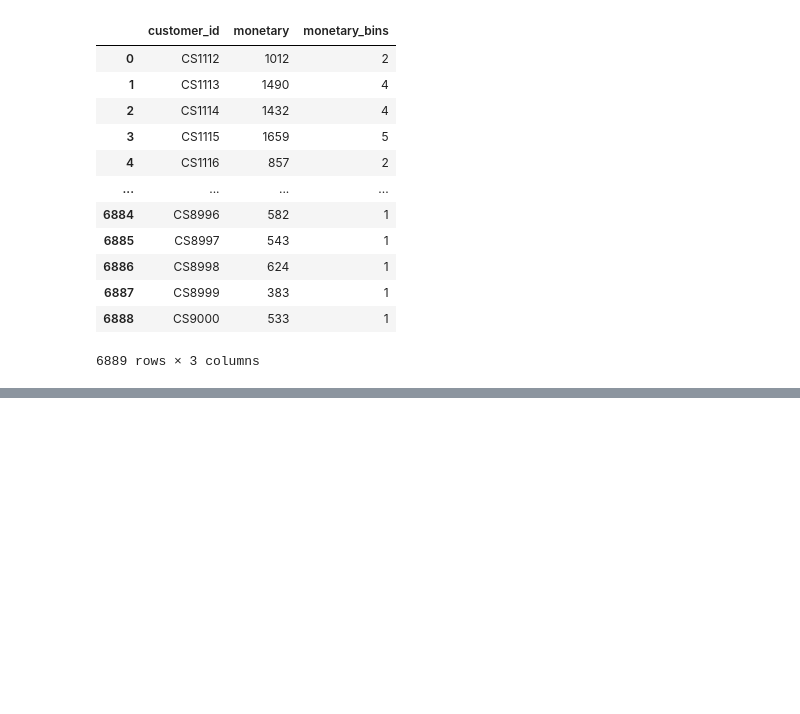
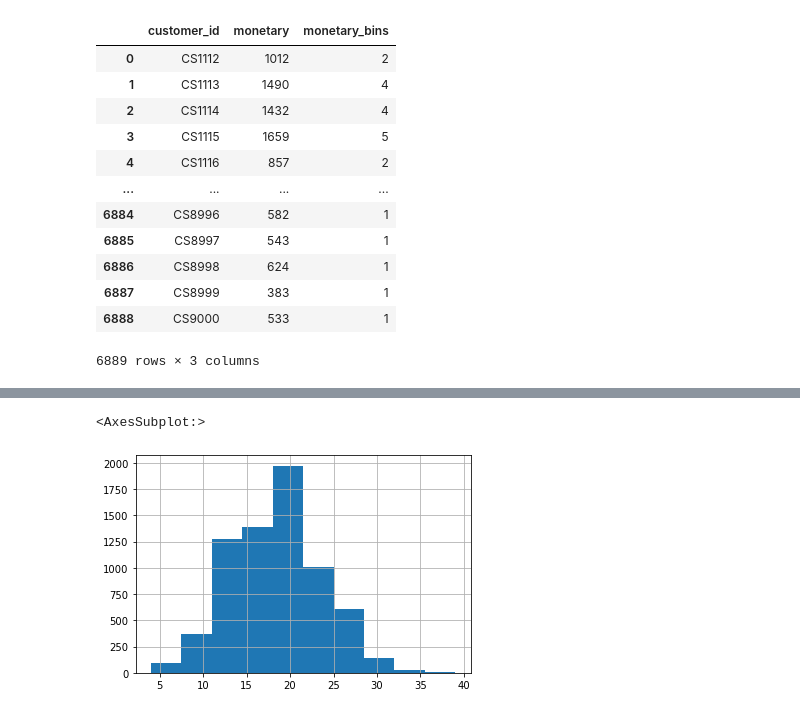
Before and after one commit to simmieyungie/PyRFM, a Jupyter notebook: Playground/RFM-Playground.ipynb, the cells around one changed output, grey strips where cells are left out. Saved outputs shown, nothing was run; the diff lists cells and outputs as text; code cells hidden in the pictures; blank space fills up the shorter version.

```diff
--- a/Playground/RFM-Playground.ipynb
+++ b/Playground/RFM-Playground.ipynb
@@ -543,0 +550,5 @@ df.head()
+# %%
+customer.frequency.hist()
+# %% [output]
+<AxesSubplot:>
+[figure, added]
```
Also changed, not shown: parts of 26 cells of this notebook.
